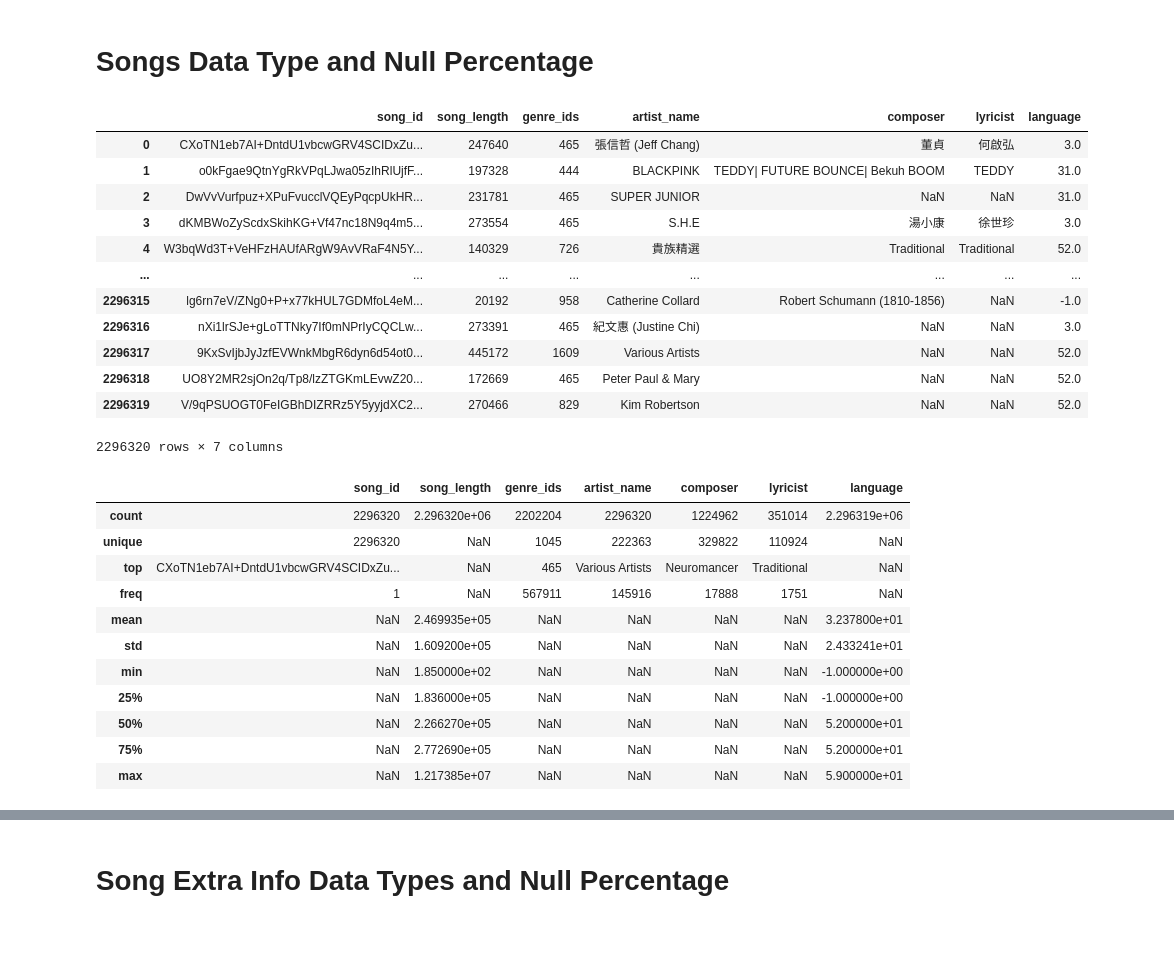
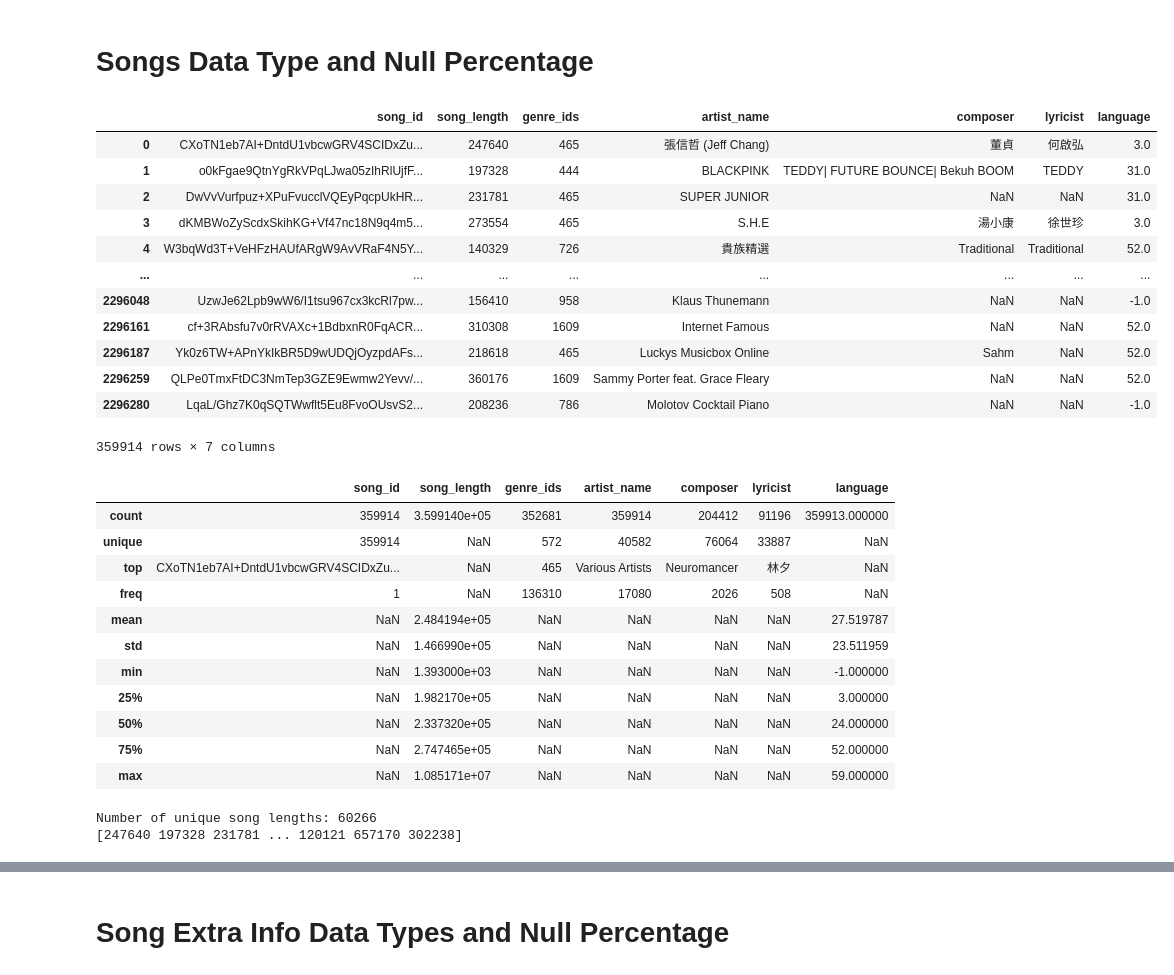
Before and after one commit to jeffgord/RAI-final, a Jupyter notebook: profiling.ipynb, the cells around one changed output, grey strips where cells are left out. Cells and saved outputs as stored; diff of their text form; code cells hidden in the pictures; blank space fills up the shorter version.

Commit message:
add plots, change filtering for songs dataset for more accurate profiling

```diff
--- a/profiling.ipynb
+++ b/profiling.ipynb
@@ -3,11 +6,11 @@ import pandas as pd
 # %% [markdown]
 # Load Data
 # %%
-df_train = pd.read_csv('data/train.csv')
-df_songs = pd.read_csv('data/songs.csv')
-df_song_extra_info = pd.read_csv('data/song_extra_info.csv')
-df_members = pd.read_csv('data/members.csv')
-df_artists = pd.read_csv('data/artists.csv')
+df_train = pd.read_csv('source_data/train.csv')
+df_songs = pd.read_csv('source_data/songs.csv')
+df_song_extra_info = pd.read_csv('source_data/song_extra_info.csv')
+df_members = pd.read_csv('source_data/members.csv')
+df_artists = pd.read_csv('source_data/artists.csv')
 # %% [markdown]
 # Train Data Type and Null Percentage Info
 # %%
@@ -155,33 +186,41 @@ dtype: float64
 # %% [markdown]
 # Songs Data Type and Null Percentage
 # %%
+df_songs = df_songs[df_songs['song_id'].isin(df_train['song_id'].unique())]
 df_songs
 # %% [output]
 |  | song_id | song_length | genre_ids | artist_name | composer | lyricist | language |
 | 0 | CXoTN1eb7AI+DntdU1vbcwGRV4SCIDxZu... | 247640 | 465 | 張信哲 (Jeff Chang) | 董貞 | 何啟弘 | 3.0 |
 | 1 | o0kFgae9QtnYgRkVPqLJwa05zIhRlUjfF... | 197328 | 444 | BLACKPINK | TEDDY| FUTURE BOUNCE| Bekuh BOOM | TEDDY | 31.0 |
 | 2 | DwVvVurfpuz+XPuFvucclVQEyPqcpUkHR... | 231781 | 465 | SUPER JUNIOR | NaN | NaN | 31.0 |
 | 3 | dKMBWoZyScdxSkihKG+Vf47nc18N9q4m5... | 273554 | 465 | S.H.E | 湯小康 | 徐世珍 | 3.0 |
 | 4 | W3bqWd3T+VeHFzHAUfARgW9AvVRaF4N5Y... | 140329 | 726 | 貴族精選 | Traditional | Traditional | 52.0 |
 | ... | ... | ... | ... | ... | ... | ... | ... |
-| 2296315 | lg6rn7eV/ZNg0+P+x77kHUL7GDMfoL4eM... | 20192 | 958 | Catherine Collard | Robert Schumann (1810-1856) | NaN | -1.0 |
-| 2296316 | nXi1lrSJe+gLoTTNky7If0mNPrIyCQCLw... | 273391 | 465 | 紀文惠 (Justine Chi) | NaN | NaN | 3.0 |
-| 2296317 | 9KxSvIjbJyJzfEVWnkMbgR6dyn6d54ot0... | 445172 | 1609 | Various Artists | NaN | NaN | 52.0 |
-| 2296318 | UO8Y2MR2sjOn2q/Tp8/lzZTGKmLEvwZ20... | 172669 | 465 | Peter Paul & Mary | NaN | NaN | 52.0 |
-| 2296319 | V/9qPSUOGT0FeIGBhDIZRRz5Y5yyjdXC2... | 270466 | 829 | Kim Robertson | NaN | NaN | 52.0 |
+| 2296048 | UzwJe62Lpb9wW6/I1tsu967cx3kcRl7pw... | 156410 | 958 | Klaus Thunemann | NaN | NaN | -1.0 |
+| 2296161 | cf+3RAbsfu7v0rRVAXc+1BdbxnR0FqACR... | 310308 | 1609 | Internet Famous | NaN | NaN | 52.0 |
+| 2296187 | Yk0z6TW+APnYkIkBR5D9wUDQjOyzpdAFs... | 218618 | 465 | Luckys Musicbox Online | Sahm | NaN | 52.0 |
+| 2296259 | QLPe0TmxFtDC3NmTep3GZE9Ewmw2Yevv/... | 360176 | 1609 | Sammy Porter feat. Grace Fleary | NaN | NaN | 52.0 |
+| 2296280 | LqaL/Ghz7K0qSQTWwflt5Eu8FvoOUsvS2... | 208236 | 786 | Molotov Cocktail Piano | NaN | NaN | -1.0 |
-2296320 rows × 7 columns
+359914 rows × 7 columns
 # %%
 df_songs.describe(include='all')
 # %% [output]
 |  | song_id | song_length | genre_ids | artist_name | composer | lyricist | language |
-| count | 2296320 | 2.296320e+06 | 2202204 | 2296320 | 1224962 | 351014 | 2.296319e+06 |
-| unique | 2296320 | NaN | 1045 | 222363 | 329822 | 110924 | NaN |
-| top | CXoTN1eb7AI+DntdU1vbcwGRV4SCIDxZu... | NaN | 465 | Various Artists | Neuromancer | Traditional | NaN |
-| freq | 1 | NaN | 567911 | 145916 | 17888 | 1751 | NaN |
-| mean | NaN | 2.469935e+05 | NaN | NaN | NaN | NaN | 3.237800e+01 |
-| std | NaN | 1.609200e+05 | NaN | NaN | NaN | NaN | 2.433241e+01 |
-| min | NaN | 1.850000e+02 | NaN | NaN | NaN | NaN | -1.000000e+00 |
-| 25% | NaN | 1.836000e+05 | NaN | NaN | NaN | NaN | -1.000000e+00 |
-| 50% | NaN | 2.266270e+05 | NaN | NaN | NaN | NaN | 5.200000e+01 |
-| 75% | NaN | 2.772690e+05 | NaN | NaN | NaN | NaN | 5.200000e+01 |
-| max | NaN | 1.217385e+07 | NaN | NaN | NaN | NaN | 5.900000e+01 |
+| count | 359914 | 3.599140e+05 | 352681 | 359914 | 204412 | 91196 | 359913.000000 |
+| unique | 359914 | NaN | 572 | 40582 | 76064 | 33887 | NaN |
+| top | CXoTN1eb7AI+DntdU1vbcwGRV4SCIDxZu... | NaN | 465 | Various Artists | Neuromancer | 林夕 | NaN |
+| freq | 1 | NaN | 136310 | 17080 | 2026 | 508 | NaN |
+| mean | NaN | 2.484194e+05 | NaN | NaN | NaN | NaN | 27.519787 |
+| std | NaN | 1.466990e+05 | NaN | NaN | NaN | NaN | 23.511959 |
+| min | NaN | 1.393000e+03 | NaN | NaN | NaN | NaN | -1.000000 |
+| 25% | NaN | 1.982170e+05 | NaN | NaN | NaN | NaN | 3.000000 |
+| 50% | NaN | 2.337320e+05 | NaN | NaN | NaN | NaN | 24.000000 |
+| 75% | NaN | 2.747465e+05 | NaN | NaN | NaN | NaN | 52.000000 |
+| max | NaN | 1.085171e+07 | NaN | NaN | NaN | NaN | 59.000000 |
+# %%
+song_lengths = df_songs['song_length'].unique()
+print("Number of unique song lengths:", len(song_lengths))
+print(song_lengths)
+# %% [output]
+Number of unique song lengths: 60266
+[247640 197328 231781 ... 120121 657170 302238]
```
Also changed, not shown: parts of 39 cells of this notebook, 1 other file.
